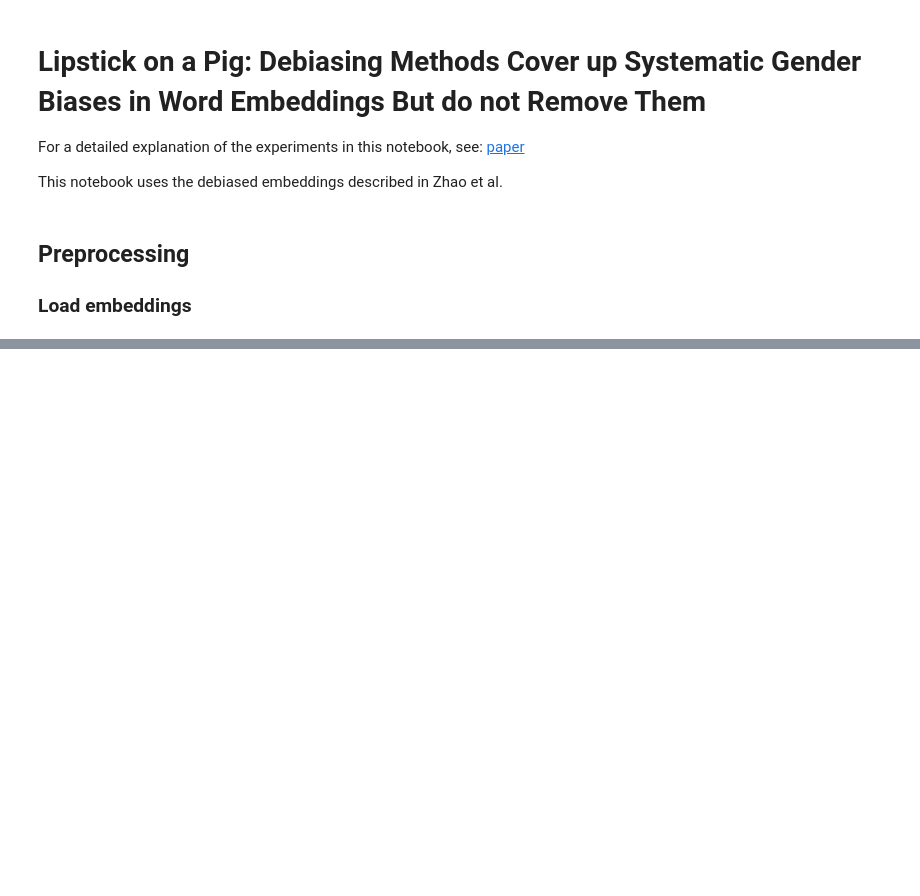
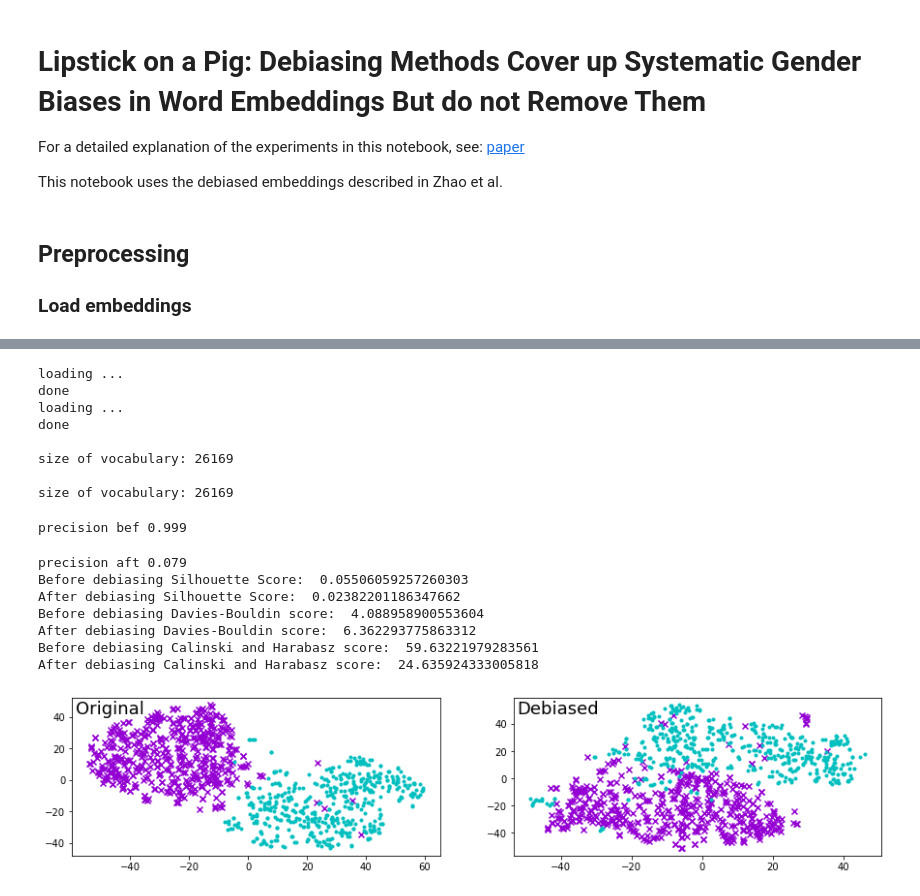
Before and after one commit to ChristianCme/6882finalproject, a Jupyter notebook: Visualization/remaining_bias_2018.ipynb, the cells around one changed output, grey strips where cells are left out. Saved outputs shown, nothing was run; the diff lists cells and outputs as text; code cells hidden in the pictures; blank space fills up the shorter version.

```diff
--- a/Visualization/remaining_bias_2018.ipynb
+++ b/Visualization/remaining_bias_2018.ipynb
@@ -271,0 +302,20 @@ After debiasing Silhouette Score:  0.049999899877441766
+# %%
+hd_w2v_bef, hd_w2v_glove_aft, hd_w2v_true = main('../data/Bolukbasi/orig_w2v', '../data/Bolukbasi/hard_debiased_w2v')
+# %% [output]
+loading ...
+done
+loading ...
+done
+
+size of vocabulary: 26169
+
+size of vocabulary: 26169
+precision bef 0.999
+precision aft 0.079
+Before debiasing Silhouette Score:  0.05506059257260303
+After debiasing Silhouette Score:  0.02382201186347662
+Before debiasing Davies-Bouldin score:  4.088958900553604
+After debiasing Davies-Bouldin score:  6.362293775863312
+Before debiasing Calinski and Harabasz score:  59.63221979283561
+After debiasing Calinski and Harabasz score:  24.635924333005818
+[figure, added]
```
Also changed, not shown: parts of 9 cells of this notebook.
